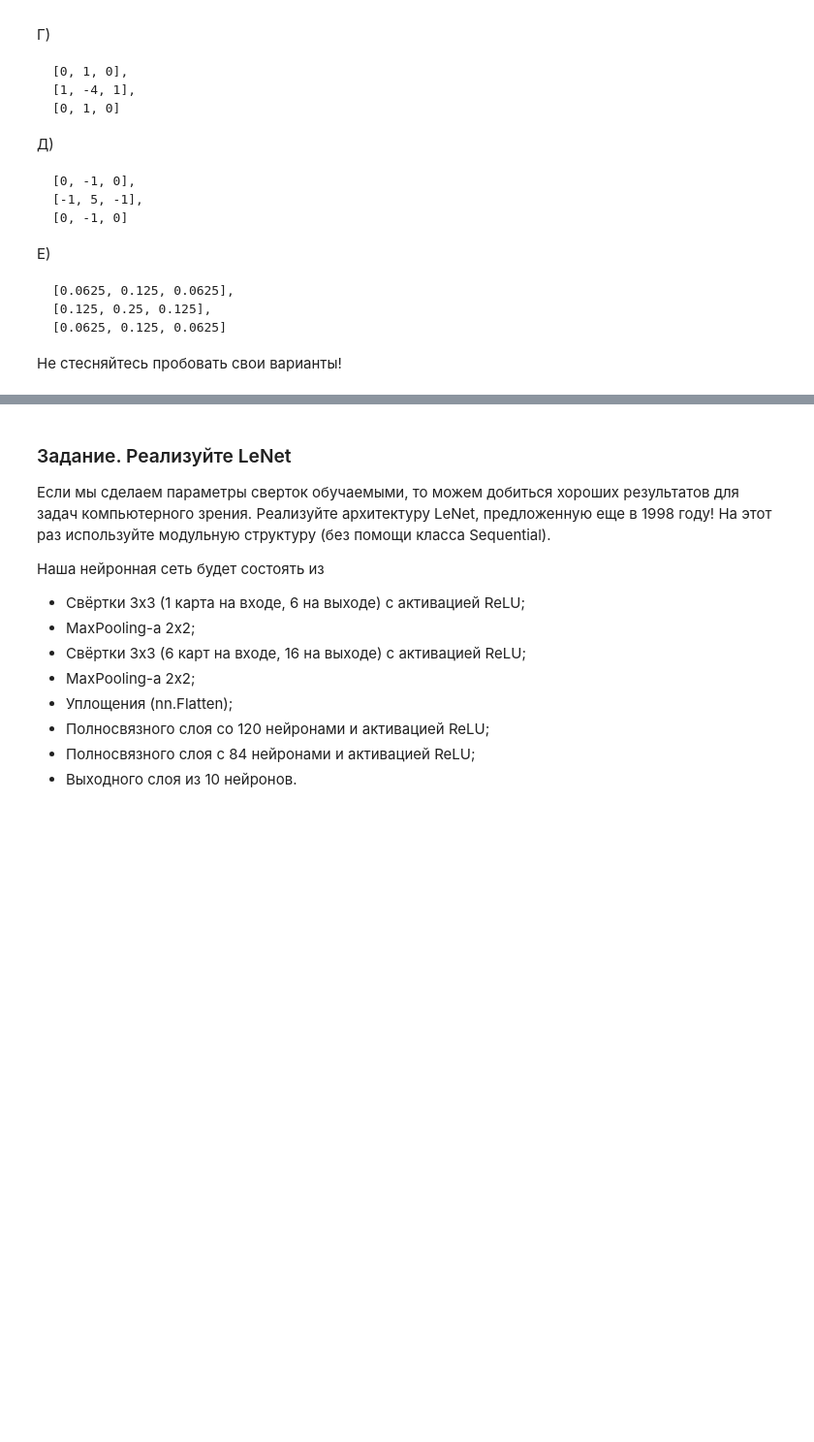
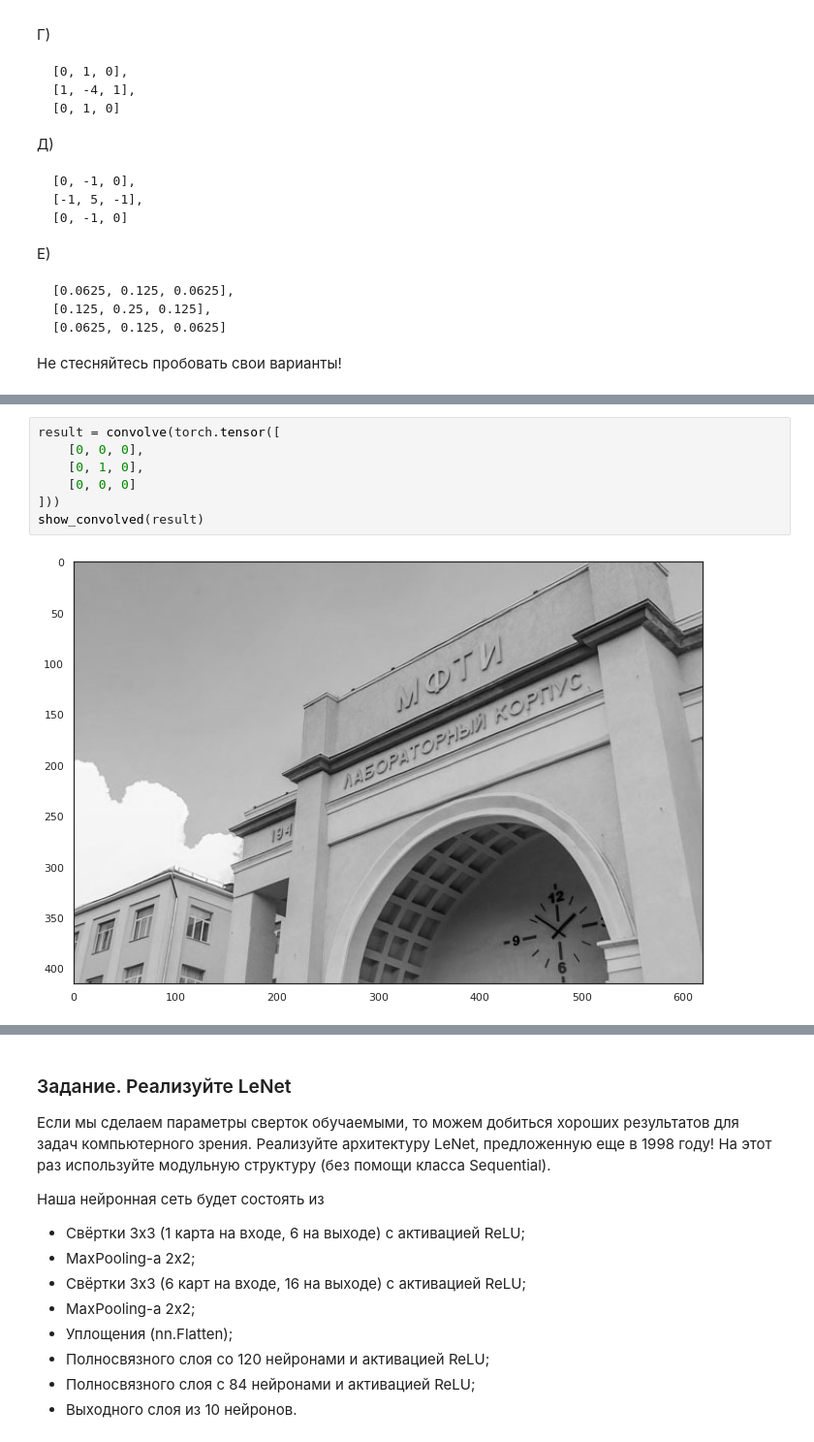
Before and after one commit to Shaorrran/dls-homeworks, a Jupyter notebook: task4/[homework]dense_and_convolutional_nn.ipynb, the cells around one changed output, grey strips where cells are left out. Shown at 97% size. Saved outputs shown, nothing was run; the diff lists cells and outputs as text; blank space fills up the shorter version.

```diff
--- a/task4/[homework]dense_and_convolutional_nn.ipynb
+++ b/task4/[homework]dense_and_convolutional_nn.ipynb
@@ -595,0 +624,9 @@ plt.show()
+# %%
+result = convolve(torch.tensor([
+    [0, 0, 0],
+    [0, 1, 0],
+    [0, 0, 0]
+]))
+show_convolved(result)
+# %% [output]
+[figure, added]
```
Also changed, not shown: parts of 10 cells of this notebook.
